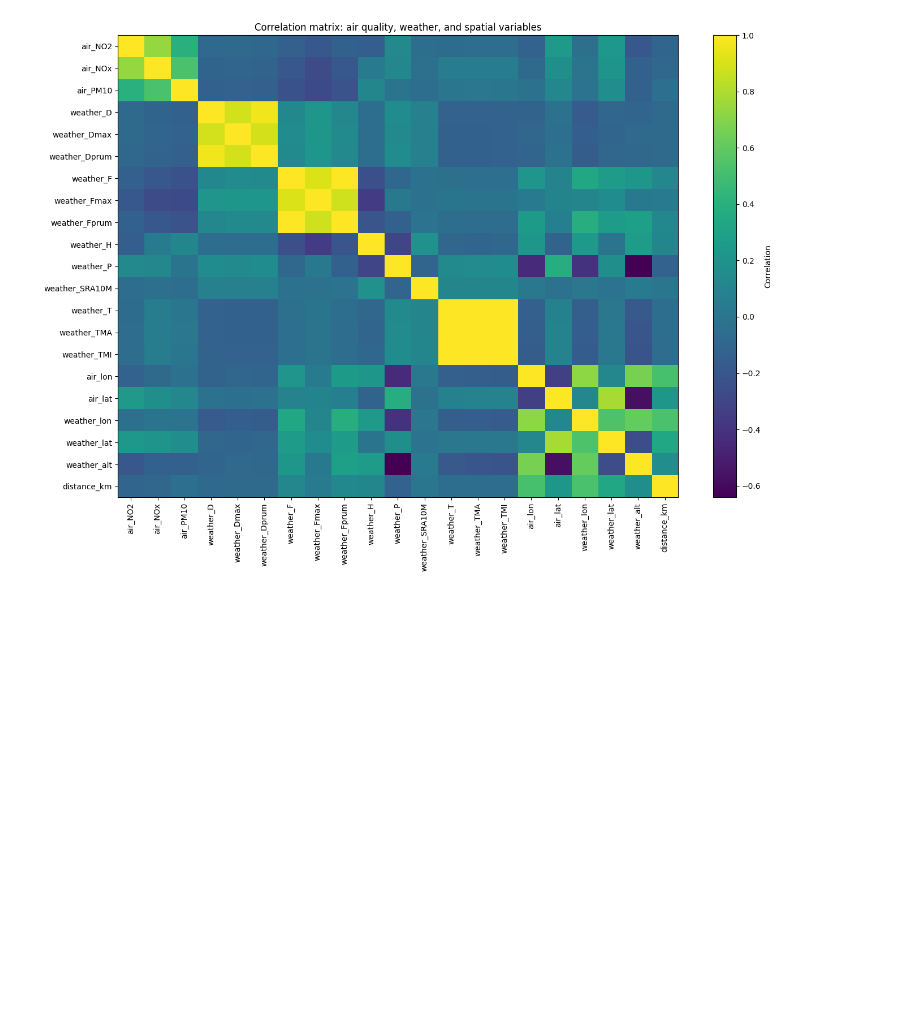
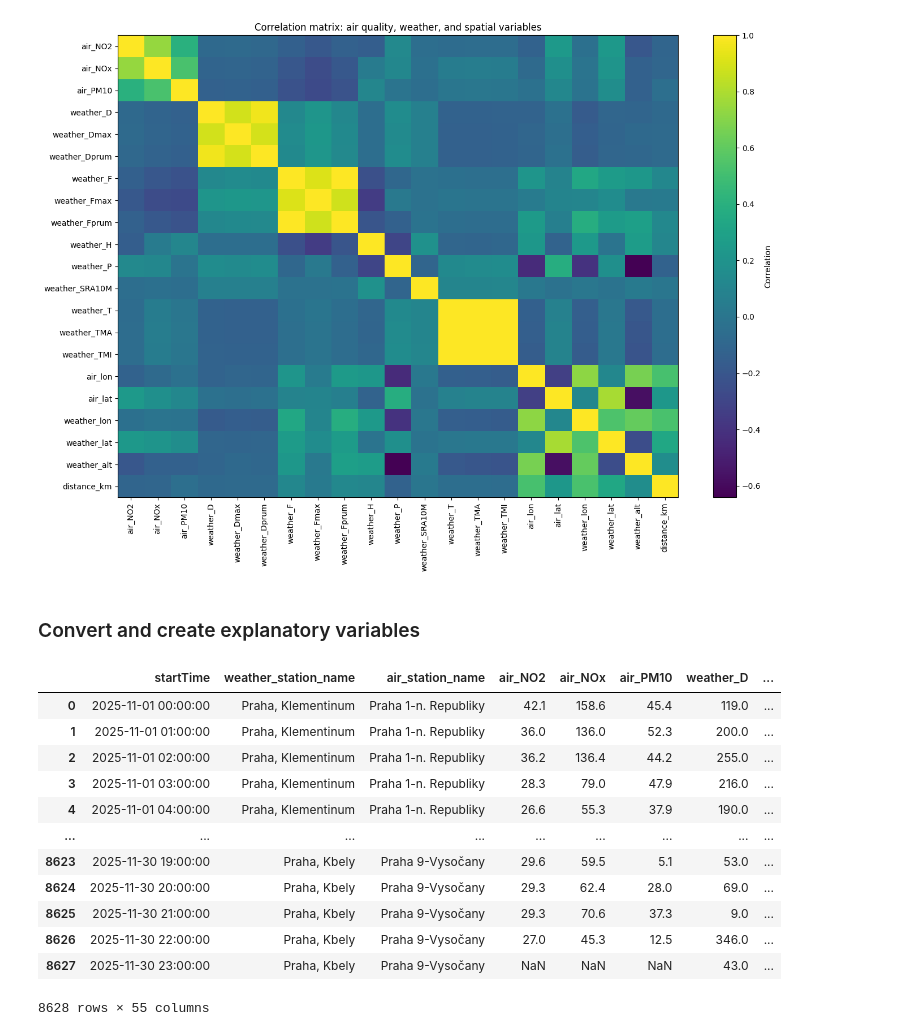
Before and after one commit to jayjay7788/Data-Processing-in-Python---Project, a Jupyter notebook: notebooks/data processing draft.ipynb, the cells around one changed output. Drawn from its saved outputs; the diff is of its cells as text; code cells hidden in the pictures; blank space fills up the shorter version.

Commit message:
created usable variables and continued with analysis

```diff
--- a/notebooks/data processing draft.ipynb
+++ b/notebooks/data processing draft.ipynb
@@ -1067,3 +981,62 @@ plt.tight_layout()
 plt.show()
 # %% [output]
 [figure]
+# %% [markdown]
+### Convert and create explanatory variables
+# %%
+# convert wind to vector
+#wind_u > 0  means wind blows toward the east
+#wind_u < 0  means wind blows toward the west
+#wind_v > 0  means wind blows toward the north
+#wind_v < 0  means wind blows toward the south
+
+theta = np.deg2rad(df_merged["weather_D"])
+
+# Wind vector showing where the wind is blowing TO
+df["wind_u"] = -df["weather_F"] * np.sin(theta)
+df["wind_v"] = -df["weather_F"] * np.cos(theta)
+
+
+df["startTime"] = pd.to_datetime(df["startTime"])
+df = df.sort_values(["air_station_name", "startTime"]).reset_index(drop=True)
+
+meteo_vars = ["weather_F", "wind_u", "wind_v", "weather_T", "weather_H", "weather_P"]
+
+for var in meteo_vars:
+    df[f"{var}_lag1"] = df.groupby("air_station_name")[var].shift(1)
+
+    df[f"{var}_mean3"] = (
+        df.groupby("air_station_name")[var]
+        .transform(lambda x: x.shift(1).rolling(3, min_periods=1).mean())
+    )
+
+    df[f"{var}_mean6"] = (
+        df.groupby("air_station_name")[var]
+        .transform(lambda x: x.shift(1).rolling(6, min_periods=1).mean())
+    )
+
+for window in [3, 6, 12, 24]:
+    df[f"precip_sum{window}"] = (
+        df.groupby("air_station_name")["weather_SRA10M"]
+        .transform(lambda x: x.shift(1).rolling(window, min_periods=1).sum())
+    )
+
+df["weather_P_change6"] = (
+    df["weather_P"] - df.groupby("air_station_name")["weather_P"].shift(6)
+)
+# %%
+df
+# %% [output]
+|  | startTime | weather_station_name | air_station_name | air_NO2 | air_NOx | air_PM10 | weather_D | ... |
+| 0 | 2025-11-01 00:00:00 | Praha, Klementinum | Praha 1-n. Republiky | 42.1 | 158.6 | 45.4 | 119.0 | ... |
+| 1 | 2025-11-01 01:00:00 | Praha, Klementinum | Praha 1-n. Republiky | 36.0 | 136.0 | 52.3 | 200.0 | ... |
+| 2 | 2025-11-01 02:00:00 | Praha, Klementinum | Praha 1-n. Republiky | 36.2 | 136.4 | 44.2 | 255.0 | ... |
+| 3 | 2025-11-01 03:00:00 | Praha, Klementinum | Praha 1-n. Republiky | 28.3 | 79.0 | 47.9 | 216.0 | ... |
+| 4 | 2025-11-01 04:00:00 | Praha, Klementinum | Praha 1-n. Republiky | 26.6 | 55.3 | 37.9 | 190.0 | ... |
+| ... | ... | ... | ... | ... | ... | ... | ... | ... |
+| 8623 | 2025-11-30 19:00:00 | Praha, Kbely | Praha 9-Vysočany | 29.6 | 59.5 | 5.1 | 53.0 | ... |
+| 8624 | 2025-11-30 20:00:00 | Praha, Kbely | Praha 9-Vysočany | 29.3 | 62.4 | 28.0 | 69.0 | ... |
+| 8625 | 2025-11-30 21:00:00 | Praha, Kbely | Praha 9-Vysočany | 29.3 | 70.6 | 37.3 | 9.0 | ... |
+| 8626 | 2025-11-30 22:00:00 | Praha, Kbely | Praha 9-Vysočany | 27.0 | 45.3 | 12.5 | 346.0 | ... |
+| 8627 | 2025-11-30 23:00:00 | Praha, Kbely | Praha 9-Vysočany | NaN | NaN | NaN | 43.0 | ... |
+8628 rows × 55 columns
```
Also changed, not shown: parts of 17 cells of this notebook.
